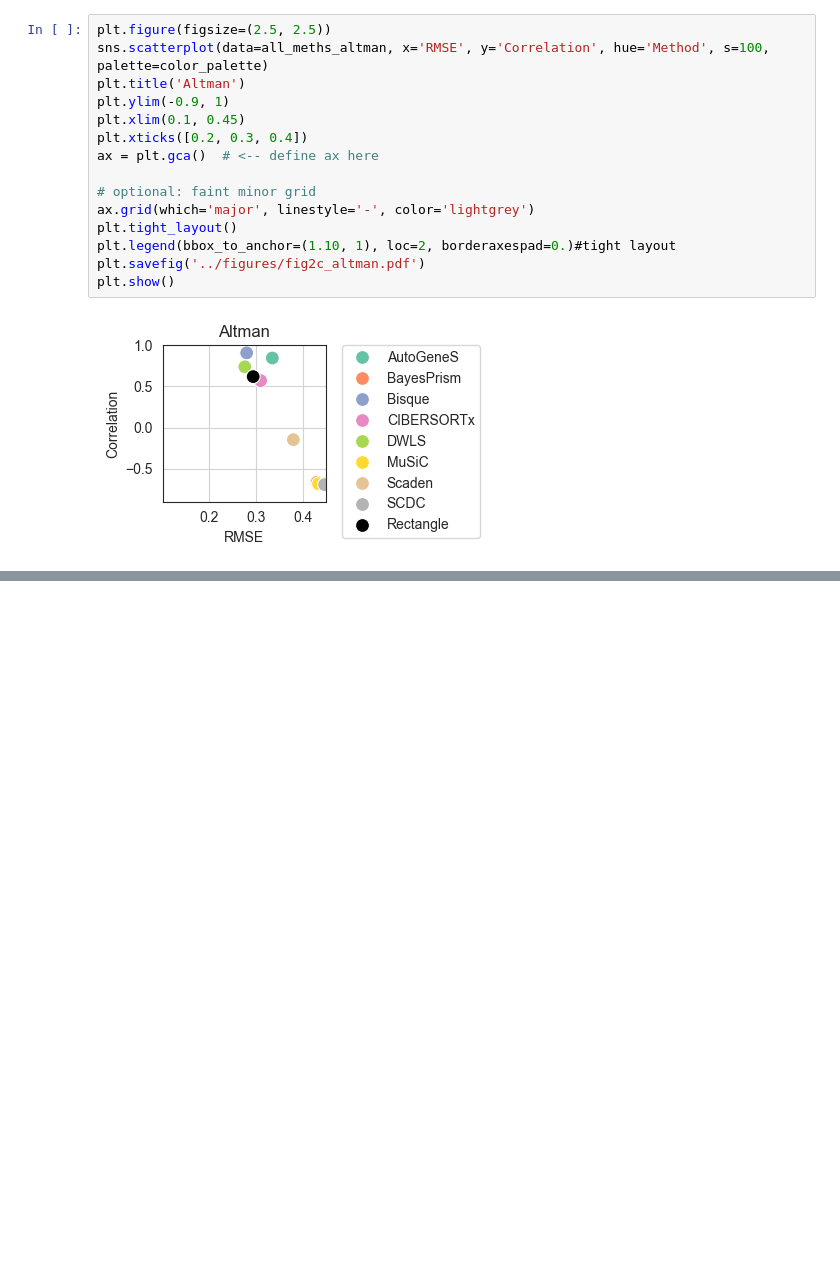
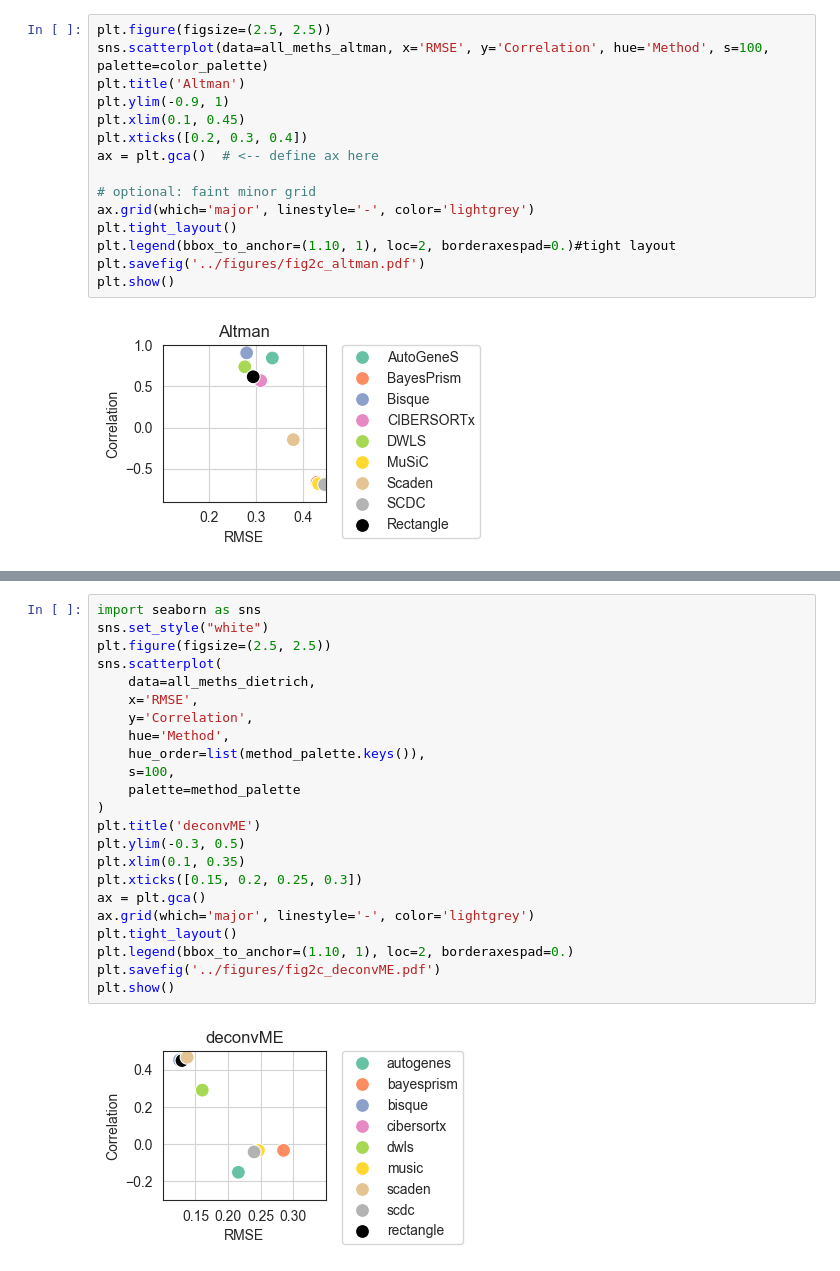
Before and after one commit to ComputationalBiomedicineGroup/rectangle_paper, a Jupyter notebook: notebooks/figure_2.ipynb, the cells around one changed output, grey strips where cells are left out. Cells and saved outputs as stored; diff of their text form; blank space fills up the shorter version.

```diff
--- a/notebooks/figure_2.ipynb
+++ b/notebooks/figure_2.ipynb
@@ -1113,0 +1212,25 @@ plt.show()
+# %%
+import seaborn as sns
+sns.set_style("white")
+plt.figure(figsize=(2.5, 2.5))
+sns.scatterplot(
+    data=all_meths_dietrich,
+    x='RMSE',
+    y='Correlation',
+    hue='Method',
+    hue_order=list(method_palette.keys()),
+    s=100,
+    palette=method_palette
+)
+plt.title('deconvME')
+plt.ylim(-0.3, 0.5)
+plt.xlim(0.1, 0.35)
+plt.xticks([0.15, 0.2, 0.25, 0.3])
+ax = plt.gca()
+ax.grid(which='major', linestyle='-', color='lightgrey')
+plt.tight_layout()
+plt.legend(bbox_to_anchor=(1.10, 1), loc=2, borderaxespad=0.)
+plt.savefig('../figures/fig2c_deconvME.pdf')
+plt.show()
+# %% [output]
+[figure, added]
```
Also changed, not shown: parts of 8 cells of this notebook, 12 other files.
